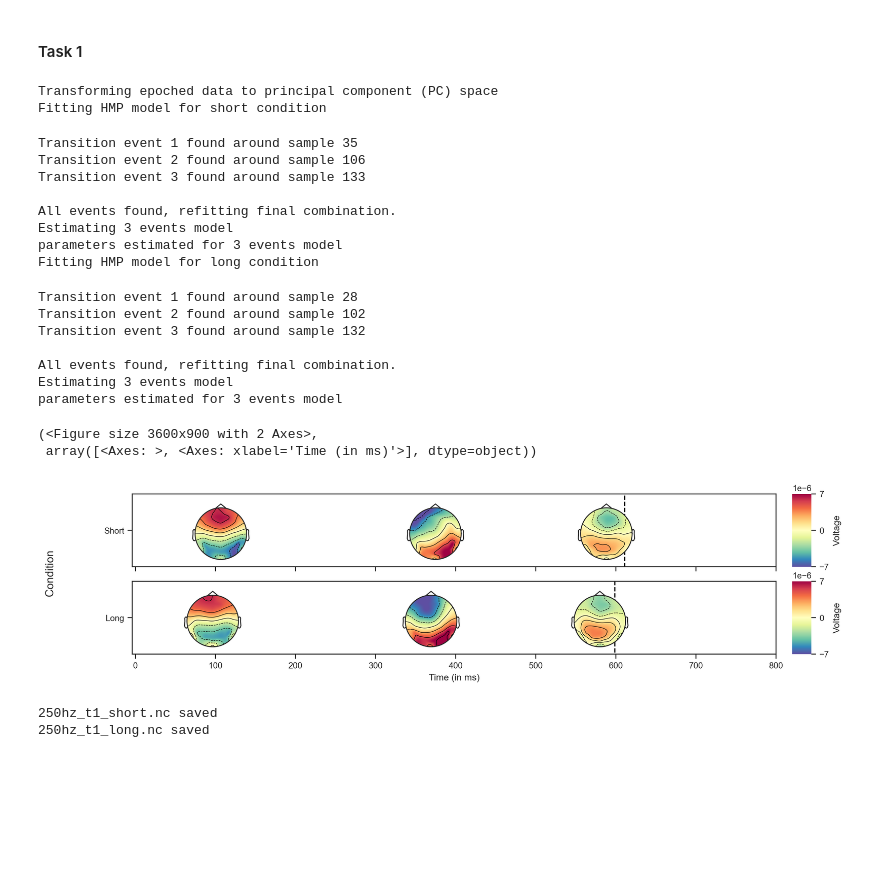
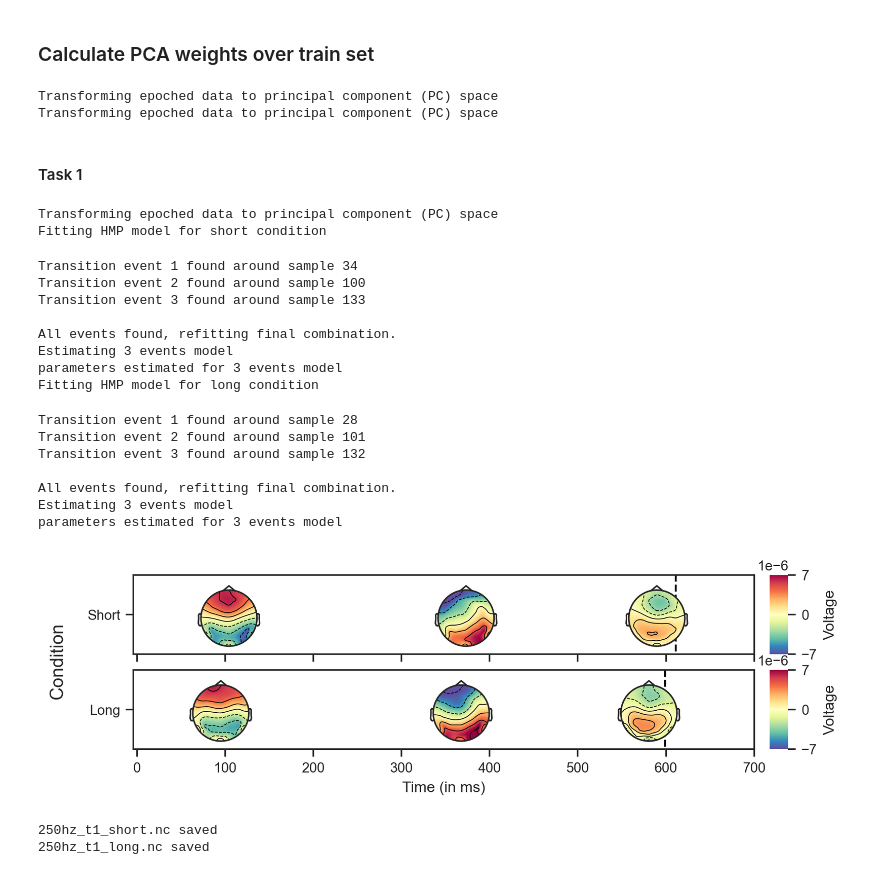
Before and after one commit to rickdott/prp, a Jupyter notebook: s4/2_estimation.ipynb, the cells around one changed output. Drawn from its saved outputs; the diff is of its cells as text; code cells hidden in the pictures; blank space fills up the shorter version.

```diff
--- a/s4/2_estimation.ipynb
+++ b/s4/2_estimation.ipynb
@@ -30,15 +35,33 @@ Adding metadata with 5 columns
 No baseline correction applied
 0 projection items activated
+# %% [markdown]
+### Calculate PCA weights over train set
+# %%
+set_global_seed(42)
+data_paths = [DATA_PATH / "prp/data_t1_250hz_baseline.nc", DATA_PATH / "prp/data_t2_250hz_baseline.nc"]
+splits = split_participants_custom(data_paths, 0.15)
+
+conditions = ["short", "long"]
+labels = {"short": ["negative", "t1_1", "t1_2", "t1_3"], "long": ["negative", "t1_1", "t1_2", "t1_3"]}
+
+for path, task in zip(data_paths, ["t1", "t2"]):
+    data = xr.load_dataset(path)
+    data = data.sel(participant=splits[0])
+    pca_finder = StageFinder(data, labels, conditions, n_comp=10)
+    pca_finder.hmp_data_offset.pca_weights.to_netcdf(f"files/train_pca_{task}.nc")
+# %% [output]
+Transforming epoched data to principal component (PC) space
+Transforming epoched data to principal component (PC) space
 # %% [markdown]
 #### Task 1
 # %%
 cpus = 4
 
-epoched_data_path = DATA_PATH / "prp/data_t1_250hz.nc"
+epoched_data_path = DATA_PATH / "prp/data_t1_250hz_baseline.nc"
 
-# TODO: Conditions + labels
 conditions = ["short", "long"]
 labels = {"short": ["negative", "t1_1", "t1_2", "t1_3"], "long": ["negative", "t1_1", "t1_2", "t1_3"]}
+pca_weights = xr.load_dataarray("files/train_pca_t1.nc")
 
 stage_finder = StageFinder(
     epoched_data_path,
@@ -52,14 +75,14 @@ stage_finder = StageFinder(
     # fits_to_load=["250hz_t1_short.nc", "250hz_t1_long.nc"],
     n_comp=10,
     event_width=50,
+    pca_weights=pca_weights,
 )
-# Retraining model with smaller window
 stage_finder.fit_model()
 # %% [output]
 Transforming epoched data to principal component (PC) space
 Fitting HMP model for short condition
-Transition event 1 found around sample 35
-Transition event 2 found around sample 106
+Transition event 1 found around sample 34
+Transition event 2 found around sample 100
 Transition event 3 found around sample 133
 
 All events found, refitting final combination.
@@ -67,15 +90,13 @@ Estimating 3 events model
 parameters estimated for 3 events model
 Fitting HMP model for long condition
 Transition event 1 found around sample 28
-Transition event 2 found around sample 102
+Transition event 2 found around sample 101
 Transition event 3 found around sample 132
 
 All events found, refitting final combination.
 Estimating 3 events model
 parameters estimated for 3 events model
-# %%
-stage_finder.visualize_model(positions, max_time=800)
-# %% [output]
-(<Figure size 3600x900 with 2 Axes>,
- array([<Axes: >, <Axes: xlabel='Time (in ms)'>], dtype=object))
-[figure, removed]
+# %%
+fig_t1, ax_t1 = stage_finder.visualize_model(positions, max_time=700, figsize=(7.09, 2))
+# %% [output]
+[figure, added]
```
Also changed, not shown: parts of 14 cells of this notebook, 25 other files.
